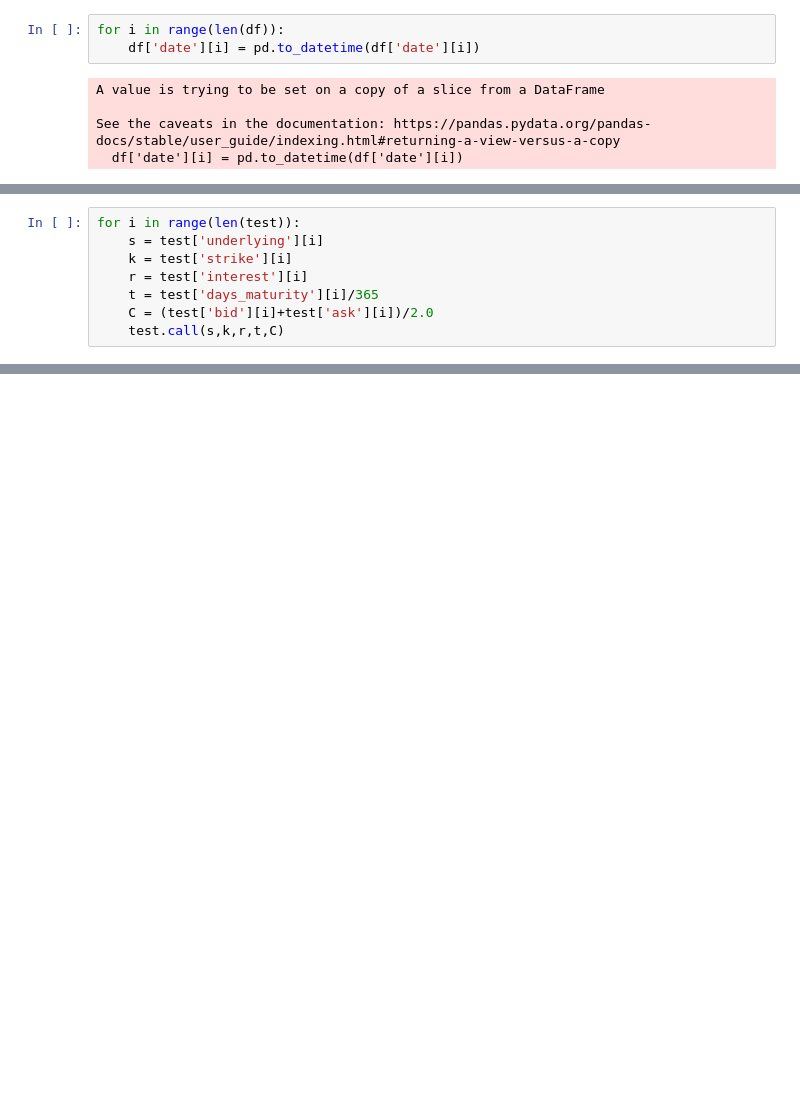
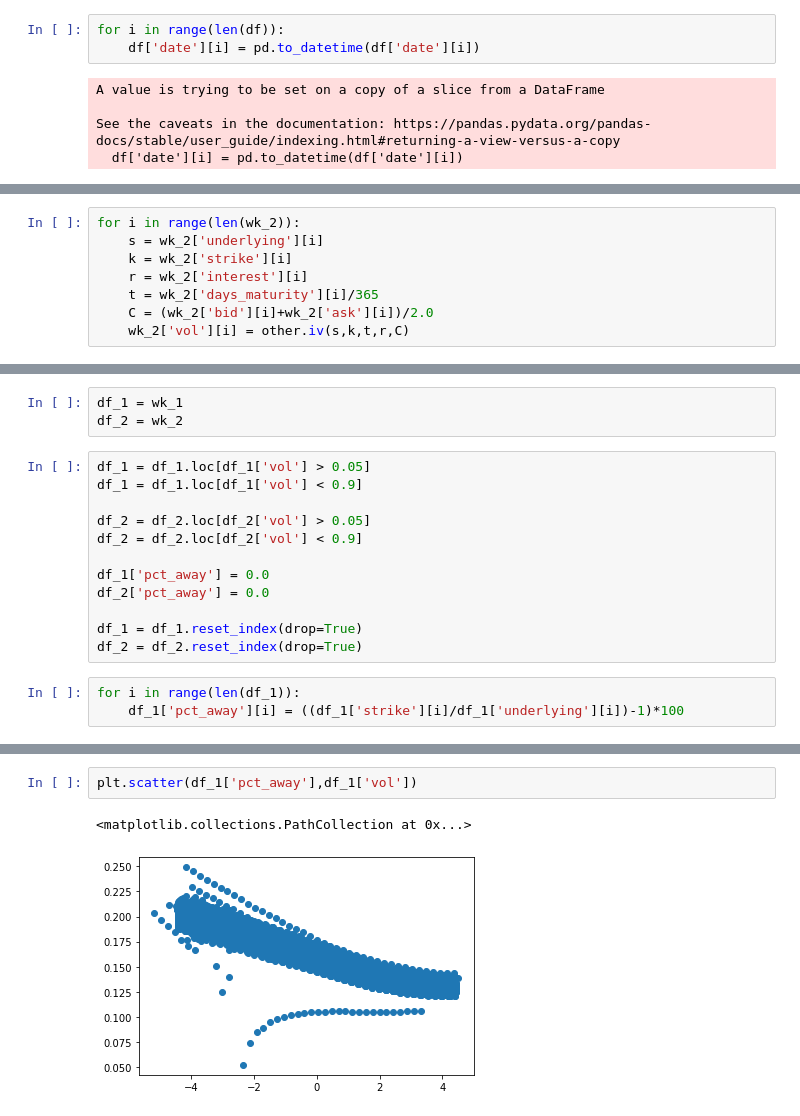
Before and after one commit to Roo541/smile_article, a Jupyter notebook: data.ipynb, the cells around one changed output, grey strips where cells are left out. Drawn from its saved outputs; the diff is of its cells as text; blank space fills up the shorter version.

Commit message:
animation complete with curve fit

```diff
--- a/data.ipynb
+++ b/data.ipynb
@@ -51,8 +60,8 @@ import test
 # %%
-for i in range(len(test)):
-    s = test['underlying'][i]
-    k = test['strike'][i]
-    r = test['interest'][i]
-    t = test['days_maturity'][i]/365
-    C = (test['bid'][i]+test['ask'][i])/2.0
-    test.call(s,k,r,t,C)
+for i in range(len(wk_2)):
+    s = wk_2['underlying'][i]
+    k = wk_2['strike'][i]
+    r = wk_2['interest'][i]
+    t = wk_2['days_maturity'][i]/365
+    C = (wk_2['bid'][i]+wk_2['ask'][i])/2.0
+    wk_2['vol'][i] = other.iv(s,k,t,r,C)
@@ -58,0 +82,18 @@ for i in range(len(test)):
+# %%
+df_1 = wk_1
+df_2 = wk_2
+# %%
+df_1 = df_1.loc[df_1['vol'] > 0.05]
+df_1 = df_1.loc[df_1['vol'] < 0.9]
+
+df_2 = df_2.loc[df_2['vol'] > 0.05]
+df_2 = df_2.loc[df_2['vol'] < 0.9]
+
+df_1['pct_away'] = 0.0
+df_2['pct_away'] = 0.0
+
+df_1 = df_1.reset_index(drop=True)
+df_2 = df_2.reset_index(drop=True)
+# %%
+for i in range(len(df_1)):
+    df_1['pct_away'][i] = ((df_1['strike'][i]/df_1['underlying'][i])-1)*100
@@ -58,0 +113,5 @@ for i in range(len(test)):
+# %%
+plt.scatter(df_1['pct_away'],df_1['vol'])
+# %% [output]
+<matplotlib.collections.PathCollection at 0x...>
+[figure, added]
```
Also changed, not shown: parts of 19 cells of this notebook, 10 other files.
